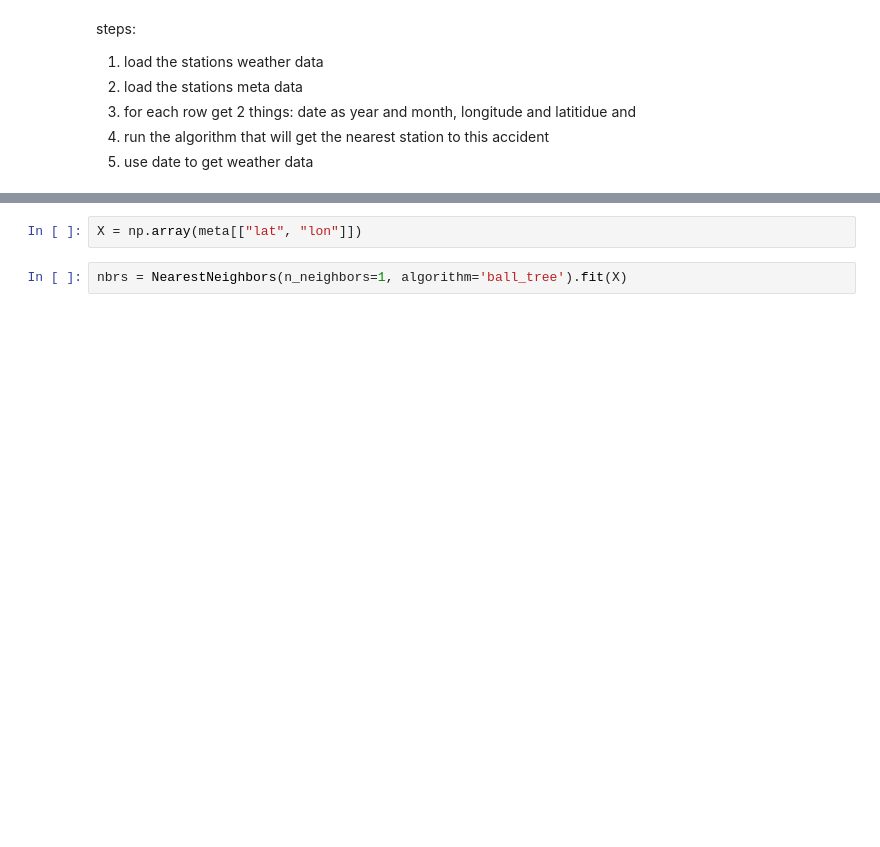
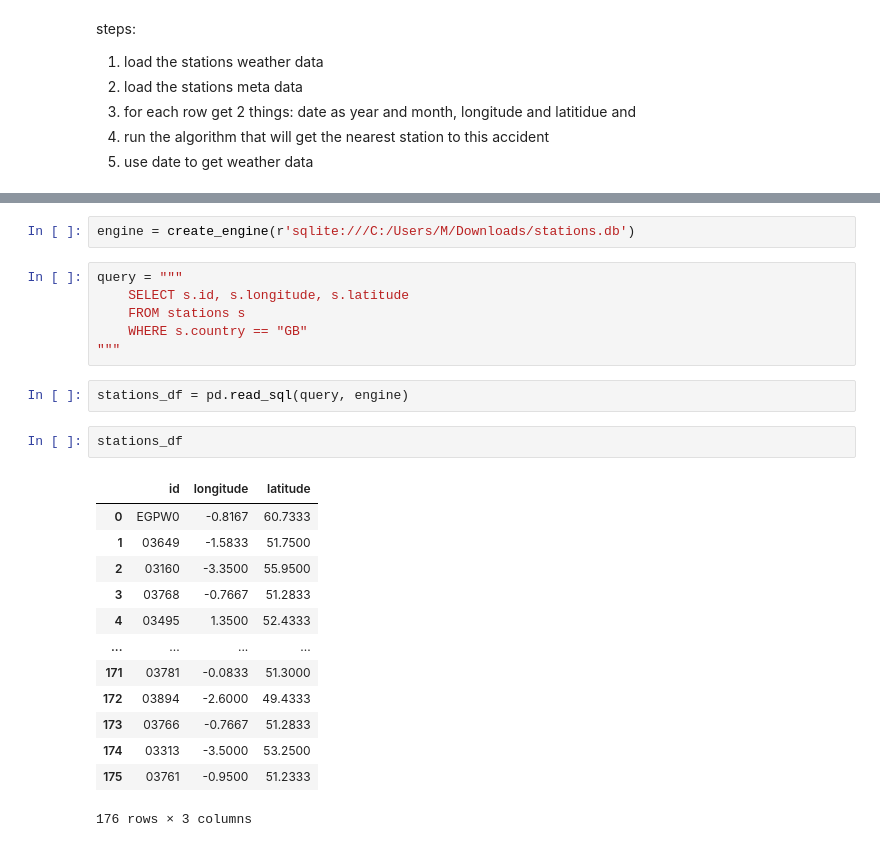
Before and after one commit to retajjjj/Accident-Severity-Prediction, a Jupyter notebook: notebooks/1-Data-Acquisition.ipynb, the cells around one changed output, grey strips where cells are left out. Cells and saved outputs as stored; diff of their text form; blank space fills up the shorter version.

```diff
--- a/notebooks/1-Data-Acquisition.ipynb
+++ b/notebooks/1-Data-Acquisition.ipynb
@@ -59,4 +34,26 @@ meta = pd.read_csv("../data/raw/stations_metadata/stations.csv")
-# %%
-X = np.array(meta[["lat", "lon"]])
-# %%
-nbrs = NearestNeighbors(n_neighbors=1, algorithm='ball_tree').fit(X)
+# %%
+engine = create_engine(r'sqlite:///C:/Users/M/Downloads/stations.db')
+# %%
+query = """
+    SELECT s.id, s.longitude, s.latitude
+    FROM stations s
+    WHERE s.country == "GB"
+"""
+# %%
+stations_df = pd.read_sql(query, engine)
+# %%
+stations_df
+# %% [output]
+|  | id | longitude | latitude |
+| 0 | EGPW0 | -0.8167 | 60.7333 |
+| 1 | 03649 | -1.5833 | 51.7500 |
+| 2 | 03160 | -3.3500 | 55.9500 |
+| 3 | 03768 | -0.7667 | 51.2833 |
+| 4 | 03495 | 1.3500 | 52.4333 |
+| ... | ... | ... | ... |
+| 171 | 03781 | -0.0833 | 51.3000 |
+| 172 | 03894 | -2.6000 | 49.4333 |
+| 173 | 03766 | -0.7667 | 51.2833 |
+| 174 | 03313 | -3.5000 | 53.2500 |
+| 175 | 03761 | -0.9500 | 51.2333 |
+176 rows × 3 columns
```
Also changed, not shown: parts of 24 cells of this notebook, 4 other files.
